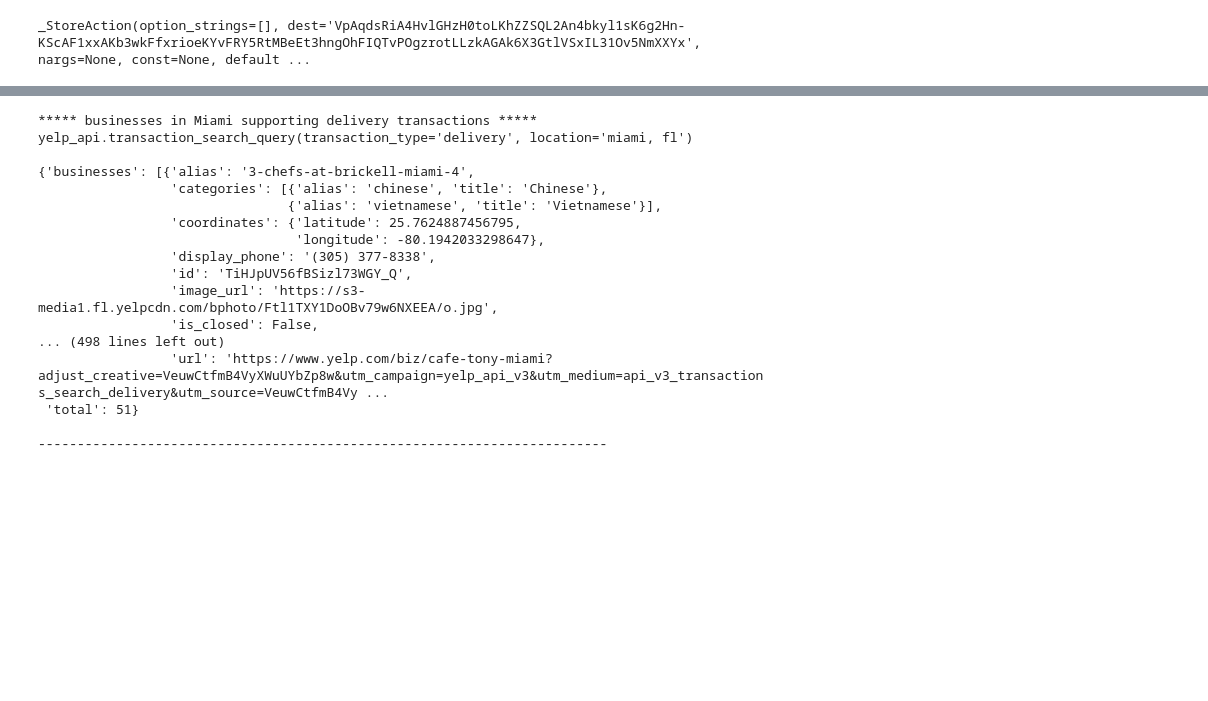
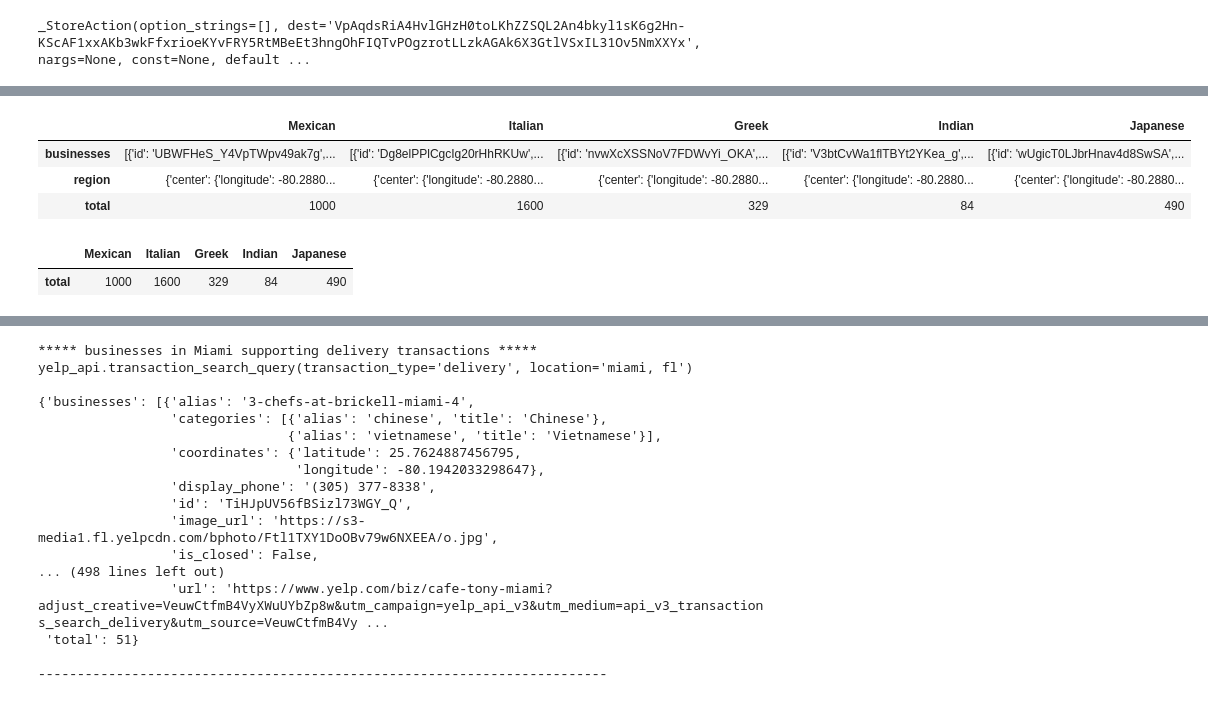
Before and after one commit to carolynew/Project-1-for-BootCamp, a Jupyter notebook: devins_folder/Take2.ipynb, the cells around one changed output, grey strips where cells are left out. Drawn from its saved outputs; the diff is of its cells as text; code cells hidden in the pictures; blank space fills up the shorter version.

```diff
--- a/devins_folder/Take2.ipynb
+++ b/devins_folder/Take2.ipynb
@@ -60,0 +103,25 @@ yelp_api.search_query(term='mexican', location='miami, fl', sort_by='rating', li
+# %%
+miami_dict = {
+    "Mexican": mexican_data,
+    "Italian":italian_data,
+    "Greek":greek_data,
+    "Indian":indian_data,
+    "Japanese": japanese_data,
+}
+
+# Create a data frame from the dictionary you created above
+miami_data = pd.DataFrame(miami_dict)
+
+# Display the count
+miami_data.head()
+# %% [output]
+|  | Mexican | Italian | Greek | Indian | Japanese |
+| businesses | [{'id': 'UBWFHeS_Y4VpTWpv49ak7g',... | [{'id': 'Dg8elPPlCgcIg20rHhRKUw',... | [{'id': 'nvwXcXSSNoV7FDWvYi_OKA',... | [{'id': 'V3btCvWa1flTBYt2YKea_g',... | [{'id': 'wUgicT0LJbrHnav4d8SwSA',... |
+| region | {'center': {'longitude': -80.2880... | {'center': {'longitude': -80.2880... | {'center': {'longitude': -80.2880... | {'center': {'longitude': -80.2880... | {'center': {'longitude': -80.2880... |
+| total | 1000 | 1600 | 329 | 84 | 490 |
+# %%
+miami_data.drop(['businesses','region'], inplace=True)
+miami_data
+# %% [output]
+|  | Mexican | Italian | Greek | Indian | Japanese |
+| total | 1000 | 1600 | 329 | 84 | 490 |
```
Also changed, not shown: parts of 11 cells of this notebook, 1 other file.
